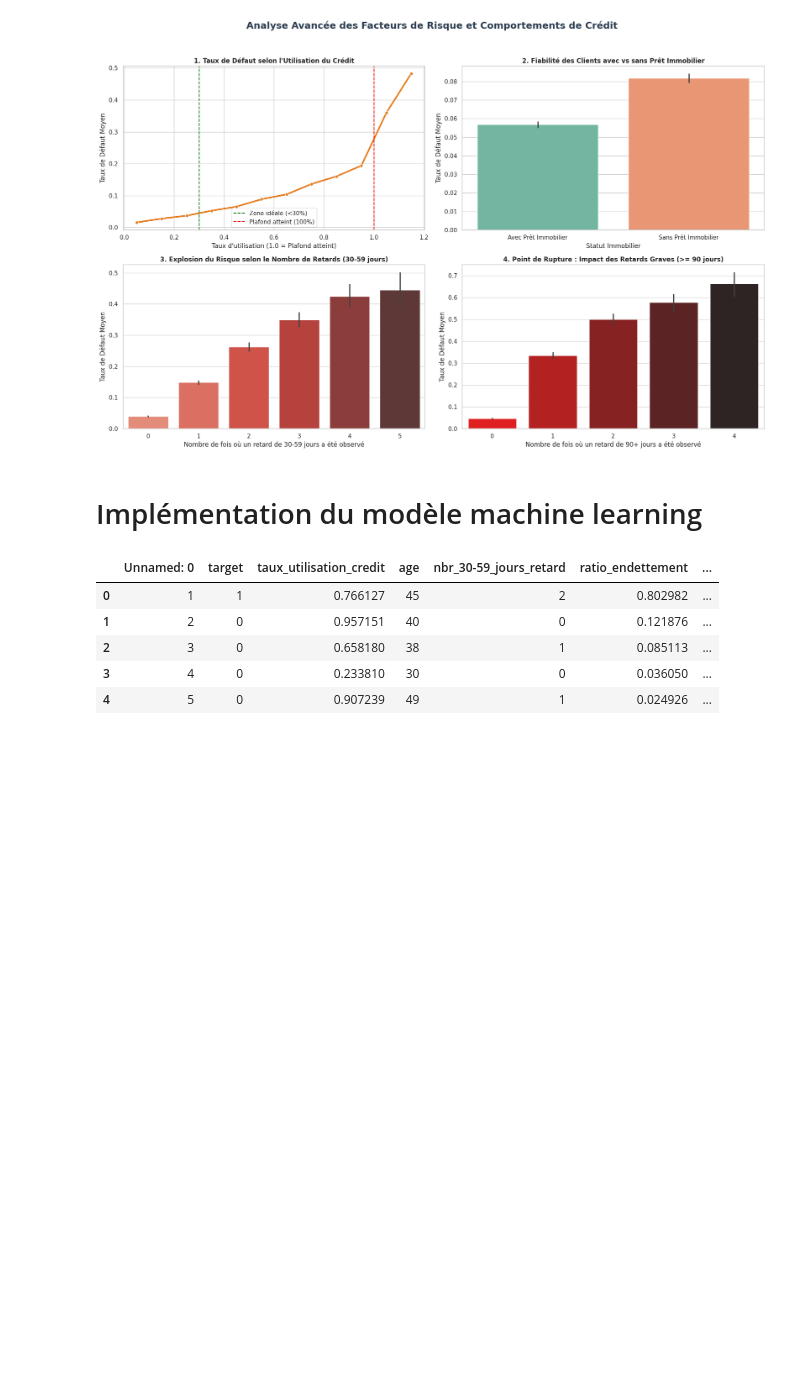
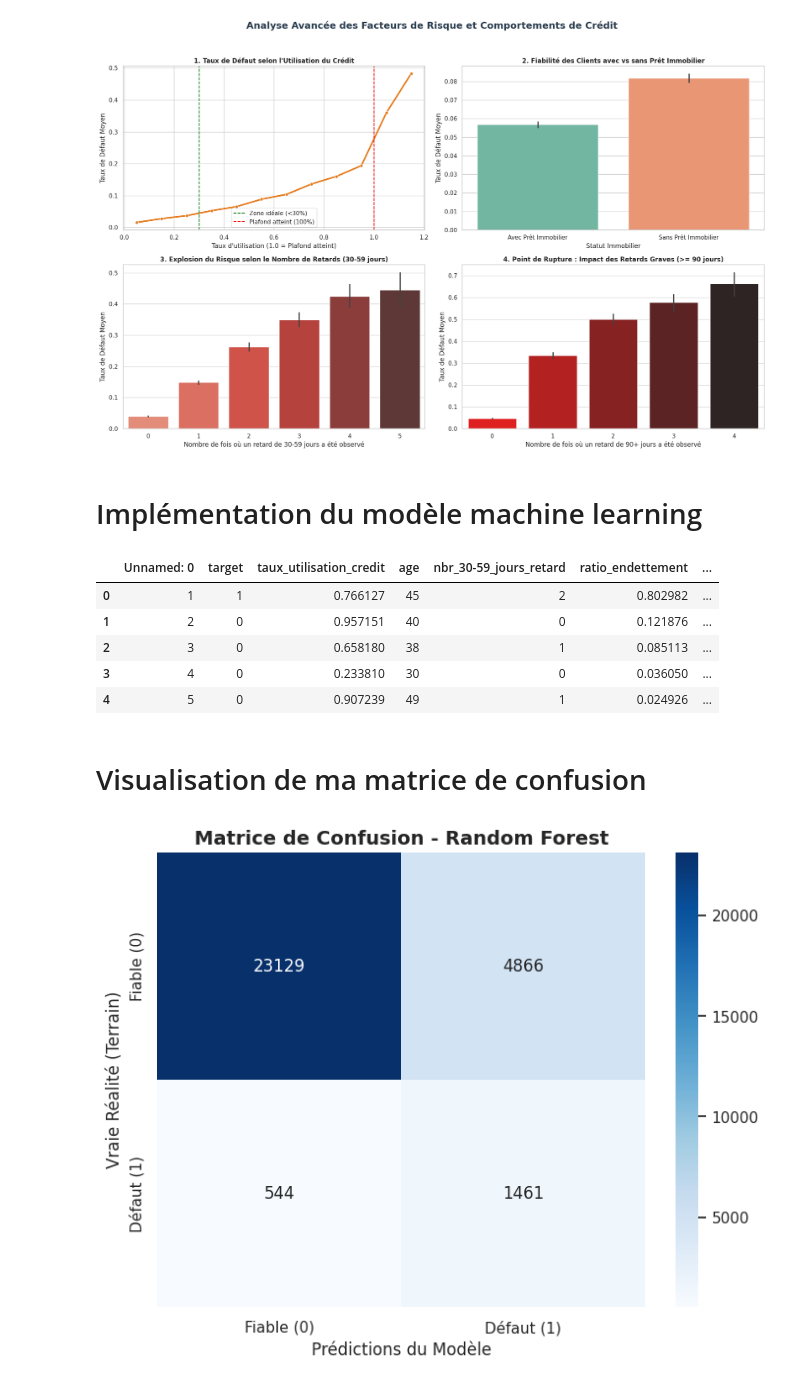
Before and after one commit to jarviscanada/jarvis_data_eng_IvanNgoudjo, a Jupyter notebook: credit_score/model/score_credit.ipynb, the cells around one changed output. Cells and saved outputs as stored; diff of their text form; code cells hidden in the pictures; blank space fills up the shorter version.

Commit message:
Implémentation de mon model random forest avec visualisation de ma matrice de confusion et ROC_AUC

```diff
--- a/credit_score/model/score_credit.ipynb
+++ b/credit_score/model/score_credit.ipynb
@@ -340,3 +340,37 @@ X = data.drop(columns=['target','Unnamed: 0'])
 y = data['target']
 # %%
 cv = StratifiedKFold(n_splits=5,shuffle=True, random_state=42)
+X_train,X_test,Y_train,Y_test = train_test_split(X,
+                                                 y,
+                                                 random_state=42,
+                                                 test_size=0.20,
+                                                 stratify=y)
+
+model = RandomForestClassifier(n_estimators=100,
+                               max_depth=10,
+                               random_state=42,
+                               class_weight='balanced')
+score = cross_val_score(model,X_train,Y_train,cv=cv, scoring='roc_auc')
+model.fit(X_train,Y_train)
+y_pred = model.predict(X_test)
+cm = confusion_matrix(Y_test,y_pred)
+# %% [markdown]
+# Visualisation de ma matrice de confusion
+# %%
+plt.figure(figsize=(8, 6))
+sns.heatmap(
+    cm,
+    annot=True,
+    fmt="d",
+    cmap="Blues",
+    xticklabels=["Fiable (0)", "Défaut (1)"],
+    yticklabels=["Fiable (0)", "Défaut (1)"],
+)
+plt.title(
+    "Matrice de Confusion - Random Forest", fontsize=14, fontweight="bold"
+)
+plt.xlabel("Prédictions du Modèle")
+plt.ylabel("Vraie Réalité (Terrain)")
+plt.show()
+# %% [output]
+[figure, added]
```
Also changed, not shown: parts of 2 cells of this notebook.
